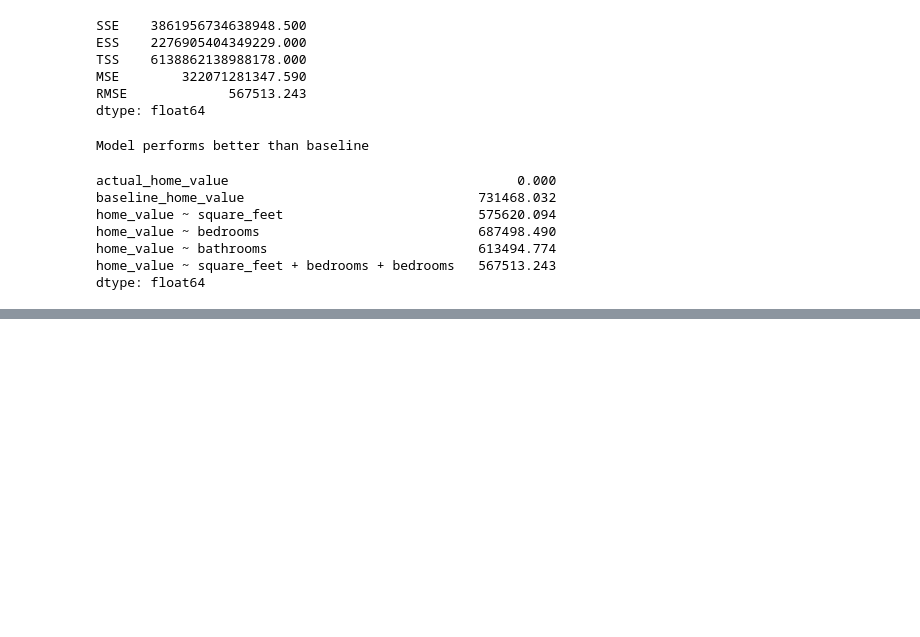
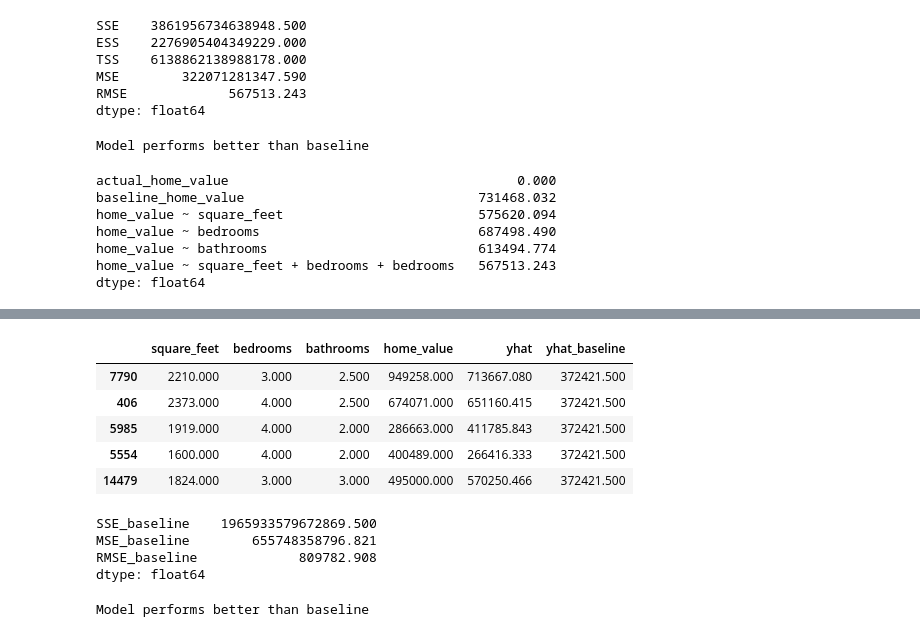
Before and after one commit to aleclhartman/zillow_project, a Jupyter notebook: zillow_project_pipeline.ipynb, the cells around one changed output, grey strips where cells are left out. Saved outputs shown, nothing was run; the diff lists cells and outputs as text; code cells hidden in the pictures; blank space fills up the shorter version.

```diff
--- a/zillow_project_pipeline.ipynb
+++ b/zillow_project_pipeline.ipynb
@@ -449,0 +485,21 @@ dtype: float64
+# %%
+test["yhat_baseline"] = test.home_value.median()
+test.head()
+# %% [output]
+|  | square_feet | bedrooms | bathrooms | home_value | yhat | yhat_baseline |
+| 7790 | 2210.000 | 3.000 | 2.500 | 949258.000 | 713667.080 | 372421.500 |
+| 406 | 2373.000 | 4.000 | 2.500 | 674071.000 | 651160.415 | 372421.500 |
+| 5985 | 1919.000 | 4.000 | 2.000 | 286663.000 | 411785.843 | 372421.500 |
+| 5554 | 1600.000 | 4.000 | 2.000 | 400489.000 | 266416.333 | 372421.500 |
+| 14479 | 1824.000 | 3.000 | 3.000 | 495000.000 | 570250.466 | 372421.500 |
+# %%
+ev.baseline_errors(test.home_value, test.yhat_baseline, test)
+# %% [output]
+SSE_baseline    1965933579672869.500
+MSE_baseline        655748358796.821
+RMSE_baseline             809782.908
+dtype: float64
+# %%
+ev.better_than_baseline(test.home_value, test.yhat, test.yhat_baseline, test)
+# %% [output]
+Model performs better than baseline
```
Also changed, not shown: parts of 4 cells of this notebook, 1 other file.
